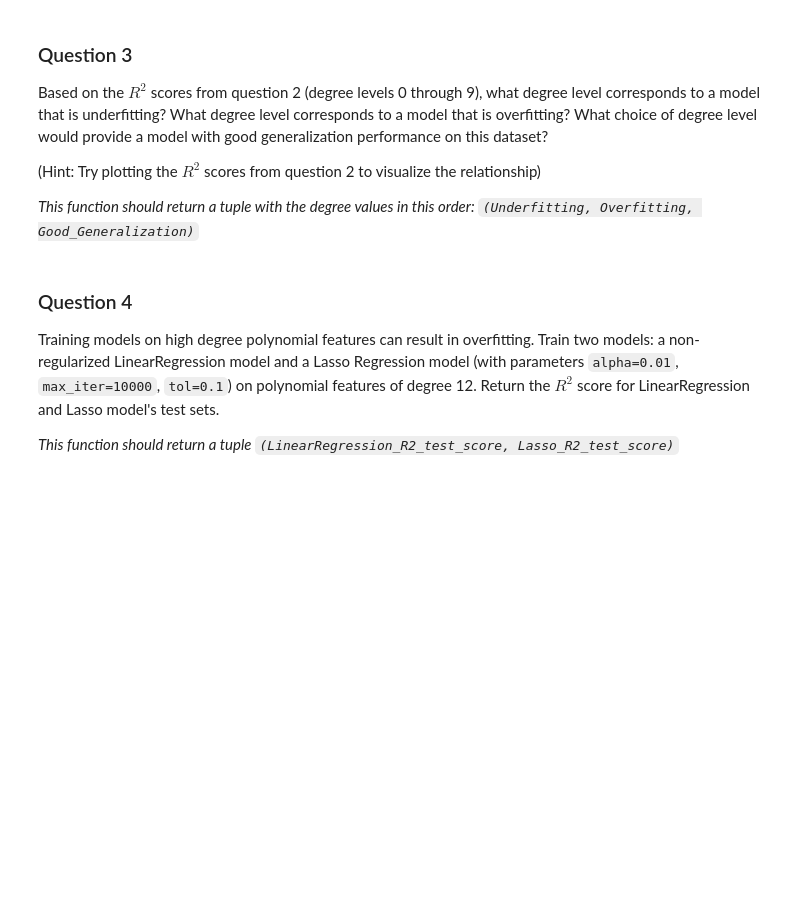
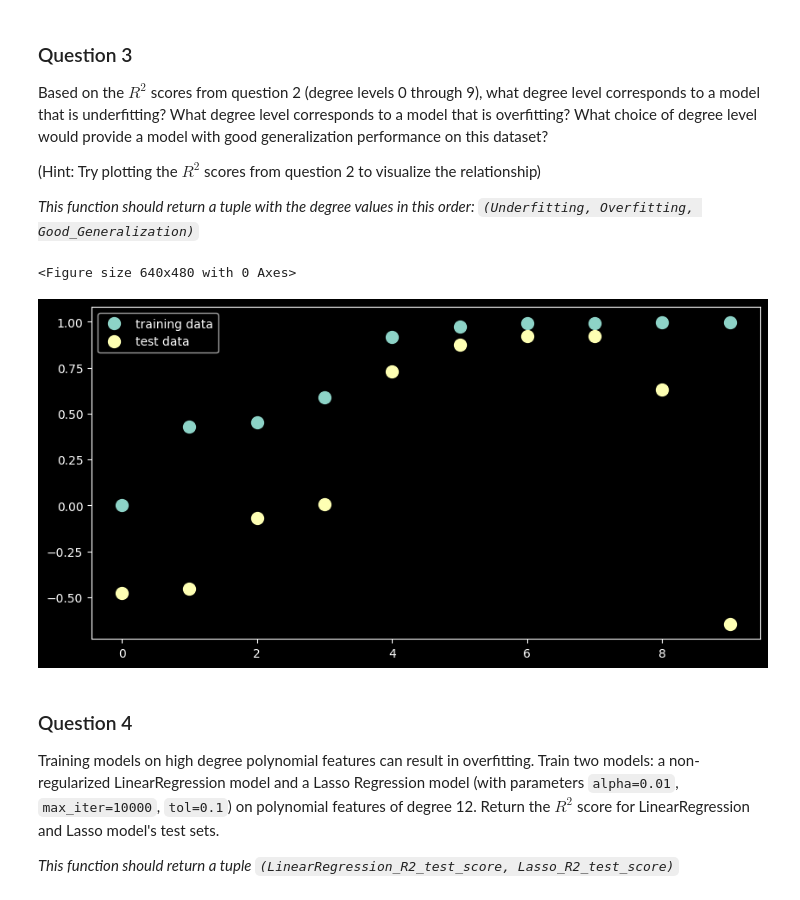
Before and after one commit to iamchrismavor/UMichigan_DataScience, a Jupyter notebook: Course 3 - ML/assignment2.ipynb, the cells around one changed output. Cells and saved outputs as stored; diff of their text form; code cells hidden in the pictures; blank space fills up the shorter version.

```diff
--- a/Course 3 - ML/assignment2.ipynb
+++ b/Course 3 - ML/assignment2.ipynb
@@ -127,0 +119,34 @@ def answer_two():
+# %%
+def answer_two():
+    from sklearn.linear_model import LinearRegression
+    from sklearn.preprocessing import PolynomialFeatures
+    from sklearn.metrics import r2_score
+
+    results_train = np.zeros([10, 1])
+    results_test = np.zeros([10, 1])
+
+
+    for i in range(0,10):
+
+        poly = PolynomialFeatures(degree=i)
+        #fiting transformation of Xtrain data set
+        X_train_poly = poly.fit_transform(X_train.reshape(-1, 1))
+        # fitting to poly lin regression
+        linreg = LinearRegression().fit(X_train_poly, y_train)
+        # r2 score inplace on training
+        score_train = r2_score( y_train,linreg.predict(X_train_poly))
+        results_train[i] = score_train
+        results_train = results_train.flatten()
+
+        # running the same on test dataset
+        # --exclusing the LinearRegression().fit() to avoid training model on test data
+        X_test_poly = poly.fit_transform(X_test.reshape(-1, 1))
+        score_test = r2_score( y_test,linreg.predict(X_test_poly))
+        results_test[i] = score_test
+        results_test = results_test.flatten()
+
+    answer = (results_train, results_test)
+
+    return (answer)
+    # raise NotImplementedError()
+answer_two()
@@ -139,0 +166,12 @@ def answer_three():
+# %%
+(results_train,results_test)=answer_two()
+plt.figure()
+plt.figure(figsize=(10,5))
+plt.plot(range(0,10,1), results_train, 'o', label='training data', markersize=10)
+plt.plot(range(0,10,1), results_test, 'o', label='test data', markersize=10)
+plt.legend()
+
+plt.show()
+# %% [output]
+<Figure size 640x480 with 0 Axes>
+[figure, added]
```
Also changed, not shown: parts of 14 cells of this notebook, 2 other files.
